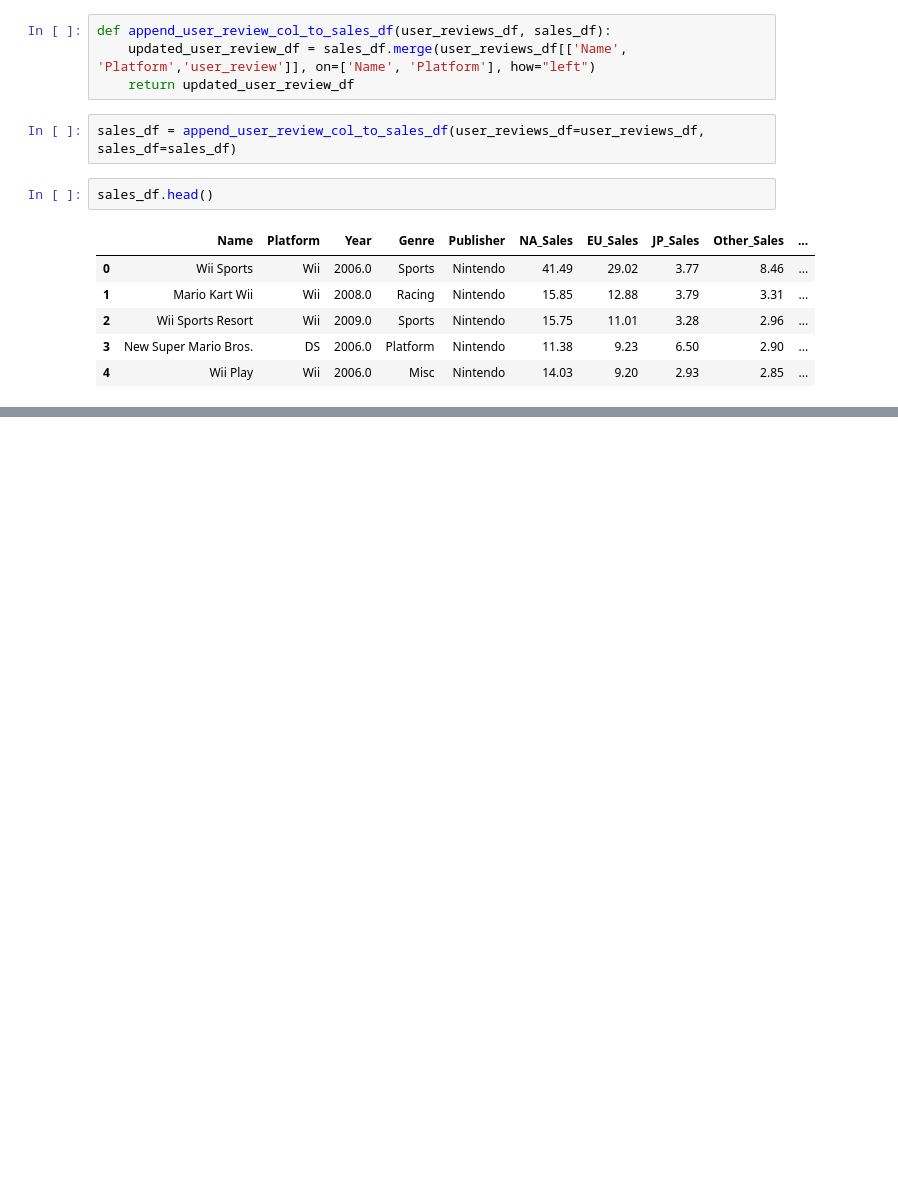
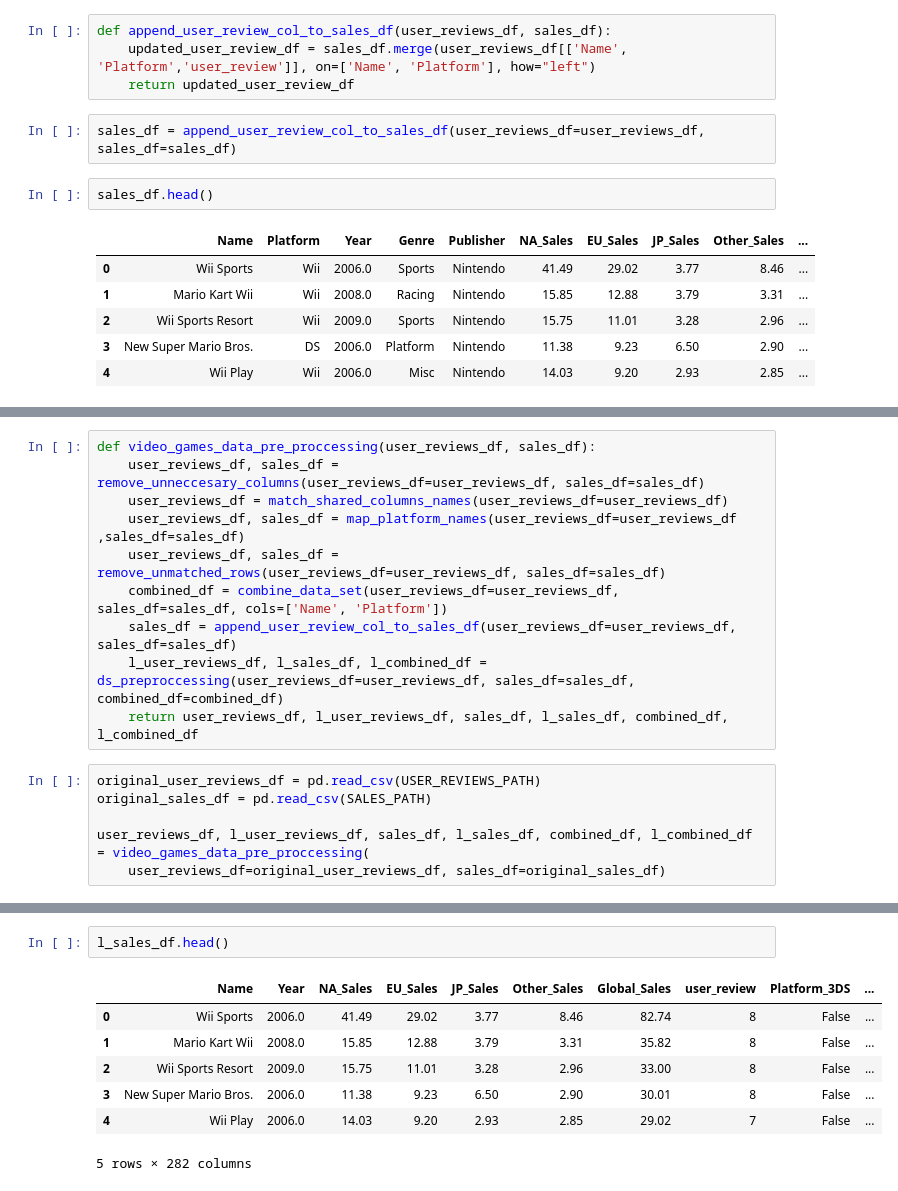
Before and after one commit to airbagdeer/tabular-ds-project, a Jupyter notebook: reserach-project/notebooks/video_games_data_proccesing.ipynb, the cells around one changed output, grey strips where cells are left out. Saved outputs shown, nothing was run; the diff lists cells and outputs as text; blank space fills up the shorter version.

```diff
--- a/reserach-project/notebooks/video_games_data_proccesing.ipynb
+++ b/reserach-project/notebooks/video_games_data_proccesing.ipynb
@@ -289,0 +314,16 @@ this includes:
+# %%
+def video_games_data_pre_proccessing(user_reviews_df, sales_df):
+    user_reviews_df, sales_df = remove_unneccesary_columns(user_reviews_df=user_reviews_df, sales_df=sales_df)
+    user_reviews_df = match_shared_columns_names(user_reviews_df=user_reviews_df)
+    user_reviews_df, sales_df = map_platform_names(user_reviews_df=user_reviews_df ,sales_df=sales_df)
+    user_reviews_df, sales_df = remove_unmatched_rows(user_reviews_df=user_reviews_df, sales_df=sales_df)
+    combined_df = combine_data_set(user_reviews_df=user_reviews_df, sales_df=sales_df, cols=['Name', 'Platform'])
+    sales_df = append_user_review_col_to_sales_df(user_reviews_df=user_reviews_df, sales_df=sales_df)
+    l_user_reviews_df, l_sales_df, l_combined_df = ds_preproccessing(user_reviews_df=user_reviews_df, sales_df=sales_df, combined_df=combined_df)
+    return user_reviews_df, l_user_reviews_df, sales_df, l_sales_df, combined_df, l_combined_df
+# %%
+original_user_reviews_df = pd.read_csv(USER_REVIEWS_PATH)
+original_sales_df = pd.read_csv(SALES_PATH)
+
+user_reviews_df, l_user_reviews_df, sales_df, l_sales_df, combined_df, l_combined_df = video_games_data_pre_proccessing(
+    user_reviews_df=original_user_reviews_df, sales_df=original_sales_df)
@@ -289,0 +358,10 @@ this includes:
+# %%
+l_sales_df.head()
+# %% [output]
+|  | Name | Year | NA_Sales | EU_Sales | JP_Sales | Other_Sales | Global_Sales | user_review | Platform_3DS | ... |
+| 0 | Wii Sports | 2006.0 | 41.49 | 29.02 | 3.77 | 8.46 | 82.74 | 8 | False | ... |
+| 1 | Mario Kart Wii | 2008.0 | 15.85 | 12.88 | 3.79 | 3.31 | 35.82 | 8 | False | ... |
+| 2 | Wii Sports Resort | 2009.0 | 15.75 | 11.01 | 3.28 | 2.96 | 33.00 | 8 | False | ... |
+| 3 | New Super Mario Bros. | 2006.0 | 11.38 | 9.23 | 6.50 | 2.90 | 30.01 | 8 | False | ... |
+| 4 | Wii Play | 2006.0 | 14.03 | 9.20 | 2.93 | 2.85 | 29.02 | 7 | False | ... |
+5 rows × 282 columns
```
Also changed, not shown: parts of 10 cells of this notebook.
